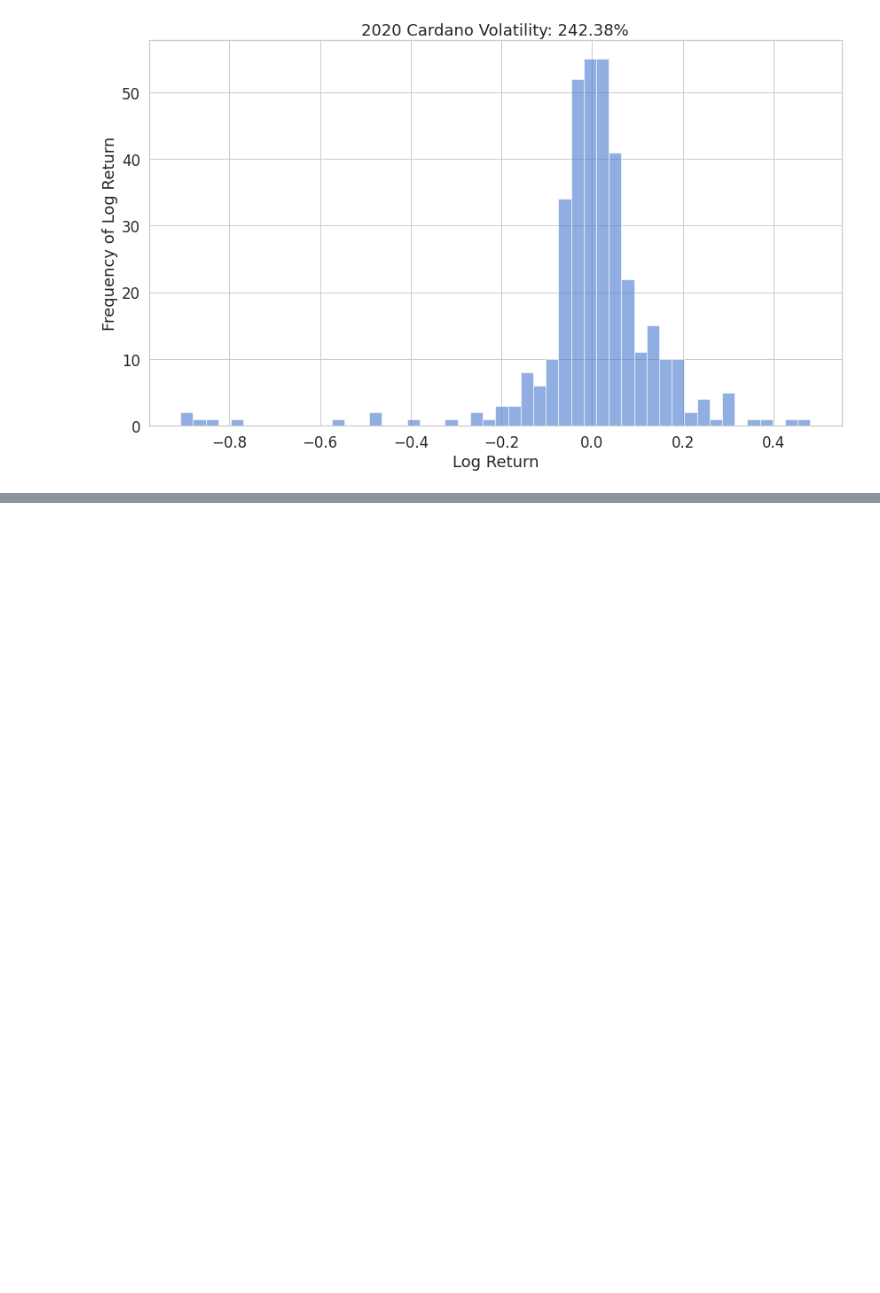
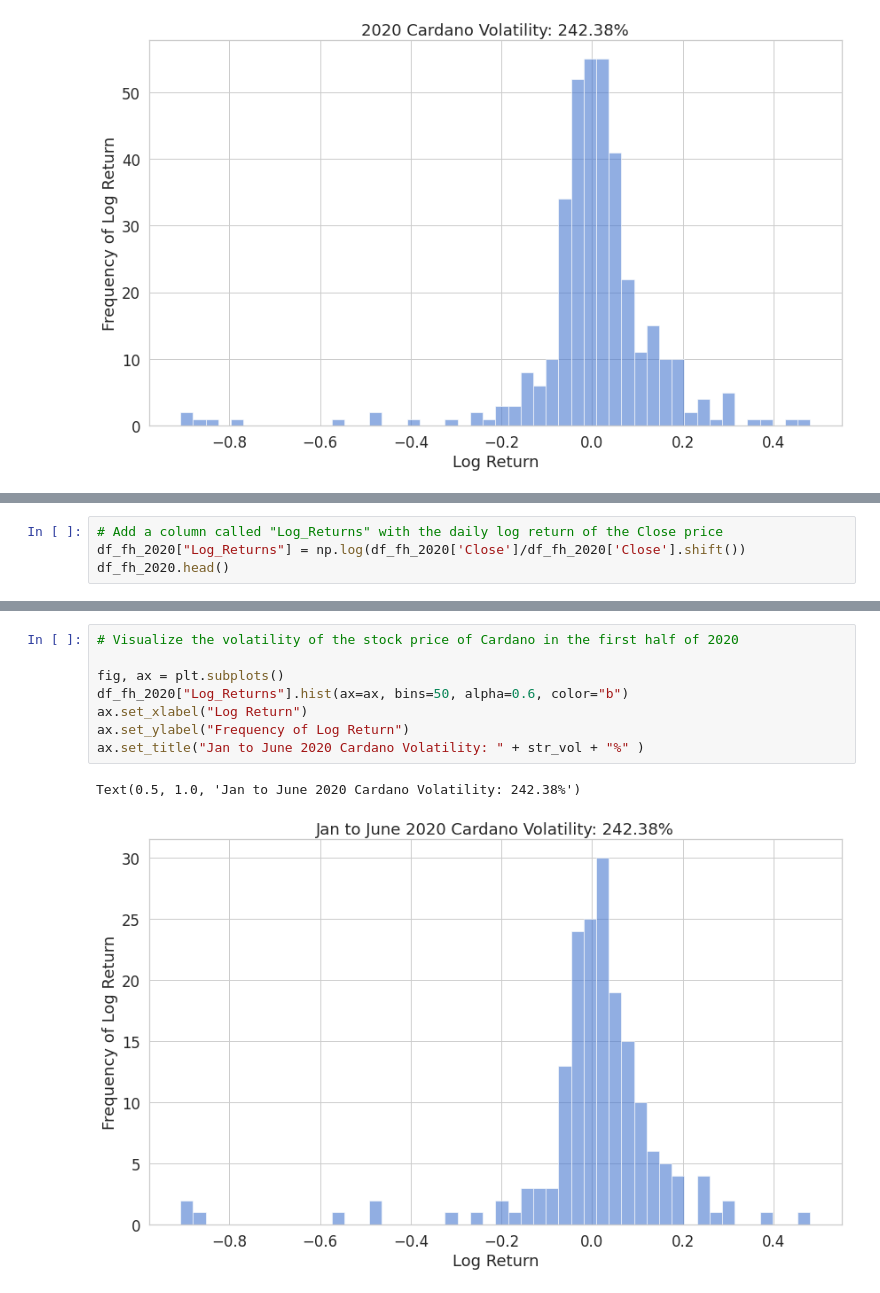
Before and after one commit to LaviJ/Cryptocurrency-Analysis, a Jupyter notebook: Exploratory Data Analysis/EDA_Cardano_2020.ipynb, the cells around one changed output, grey strips where cells are left out. Saved outputs shown, nothing was run; the diff lists cells and outputs as text; blank space fills up the shorter version.

```diff
--- a/Exploratory Data Analysis/EDA_Cardano_2020.ipynb
+++ b/Exploratory Data Analysis/EDA_Cardano_2020.ipynb
@@ -181,0 +233,4 @@ Text(0.5, 1.0, '2020 Cardano Volatility: 242.38%')
+# %%
+# Add a column called "Log_Returns" with the daily log return of the Close price
+df_fh_2020["Log_Returns"] = np.log(df_fh_2020['Close']/df_fh_2020['Close'].shift())
+df_fh_2020.head()
@@ -181,0 +257,11 @@ Text(0.5, 1.0, '2020 Cardano Volatility: 242.38%')
+# %%
+# Visualize the volatility of the stock price of Cardano in the first half of 2020
+
+fig, ax = plt.subplots()
+df_fh_2020["Log_Returns"].hist(ax=ax, bins=50, alpha=0.6, color="b")
+ax.set_xlabel("Log Return")
+ax.set_ylabel("Frequency of Log Return")
+ax.set_title("Jan to June 2020 Cardano Volatility: " + str_vol + "%" )
+# %% [output]
+Text(0.5, 1.0, 'Jan to June 2020 Cardano Volatility: 242.38%')
+[figure, added]
```
Also changed, not shown: parts of 10 cells of this notebook.
